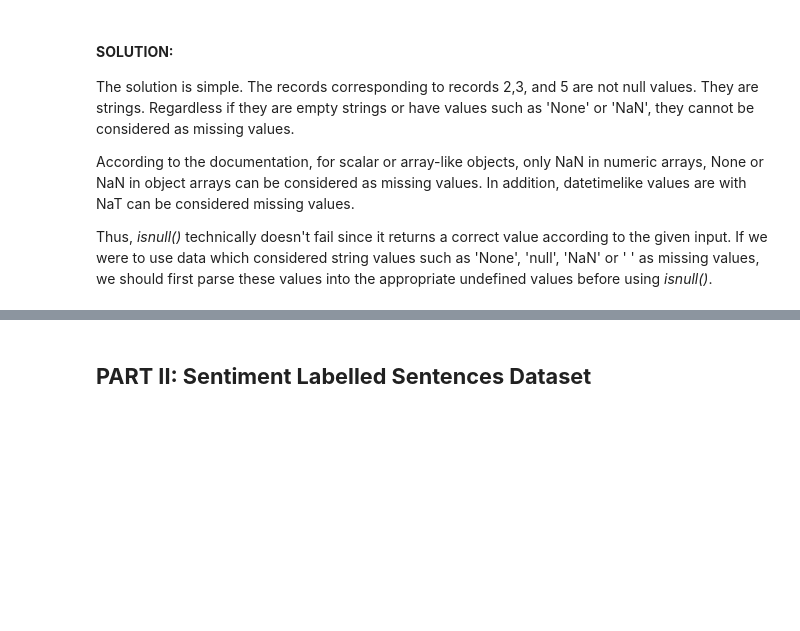
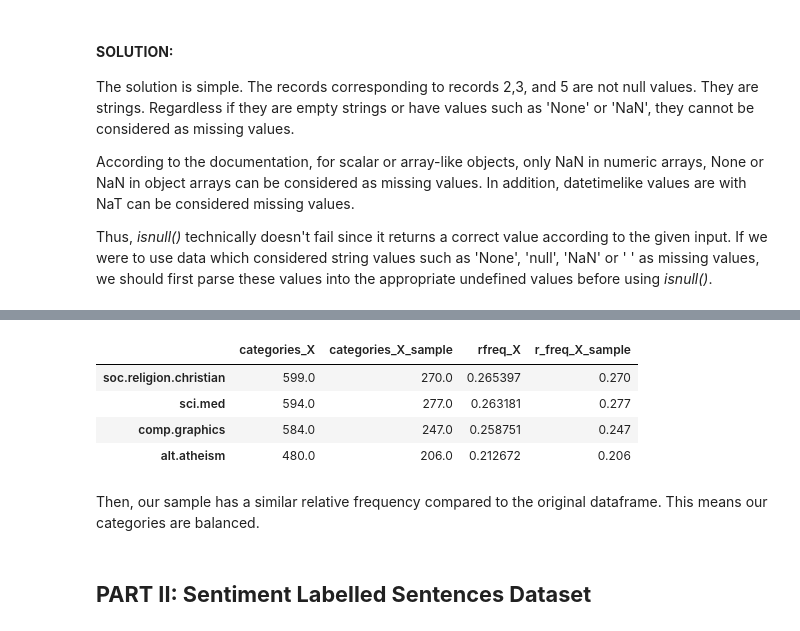
Before and after one commit to vlopez0392/DM2023-Lab1-Fork, a Jupyter notebook: Homework/DM2023_Lab1_Homework.ipynb, the cells around one changed output, grey strips where cells are left out. Cells and saved outputs as stored; diff of their text form; code cells hidden in the pictures; blank space fills up the shorter version.

```diff
--- a/Homework/DM2023_Lab1_Homework.ipynb
+++ b/Homework/DM2023_Lab1_Homework.ipynb
@@ -118,0 +146,3 @@ Thus, *isnull()* technically doesn't fail since it returns a correct value accor
+# %%
+X_sample = X.sample(n=1000,random_state=42) #random state
+X_sample.head()
@@ -119,3 +158,19 @@ Thus, *isnull()* technically doesn't fail since it returns a correct value accor
+# %%
+x = X.category_name
+xs = X_sample.category_name
+
+###Create new dataframe
+x_DF = pd.DataFrame([x.value_counts(),xs.value_counts(),x.value_counts(normalize = True), xs.value_counts(normalize = True)]).T
+x_DF.columns = ["categories_X", "categories_X_sample", "rfreq_X", "r_freq_X_sample"];
+x_DF.head()
+# %% [output]
+|  | categories_X | categories_X_sample | rfreq_X | r_freq_X_sample |
+| soc.religion.christian | 599.0 | 270.0 | 0.265397 | 0.270 |
+| sci.med | 594.0 | 277.0 | 0.263181 | 0.277 |
+| comp.graphics | 584.0 | 247.0 | 0.258751 | 0.247 |
+| alt.atheism | 480.0 | 206.0 | 0.212672 | 0.206 |
+# %% [markdown]
+Then, our sample has a similar relative frequency compared to the original dataframe. This means our categories are balanced.
 # %% [markdown]
 ## **PART II: Sentiment Labelled Sentences Dataset**
 # %% [markdown]
```
Also changed, not shown: parts of 8 cells of this notebook, 11 other files.
